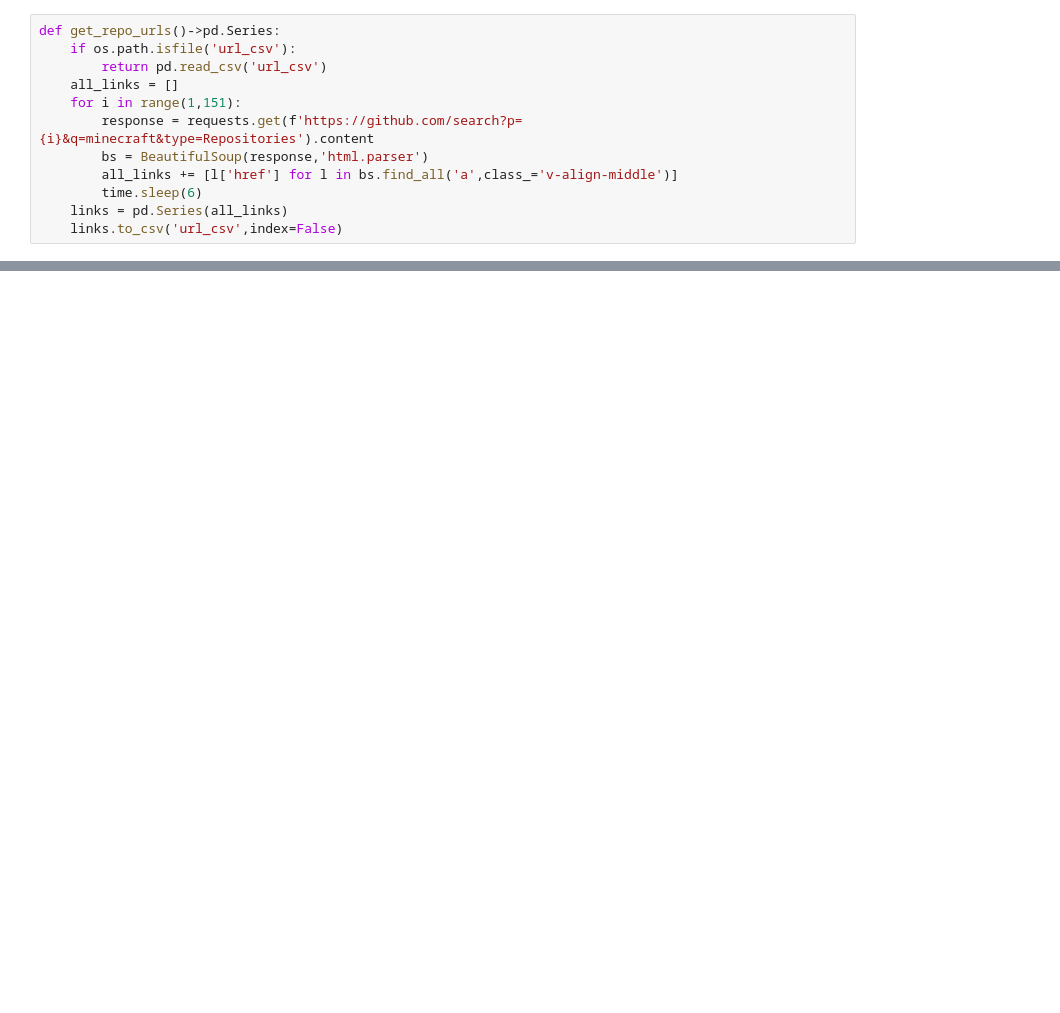
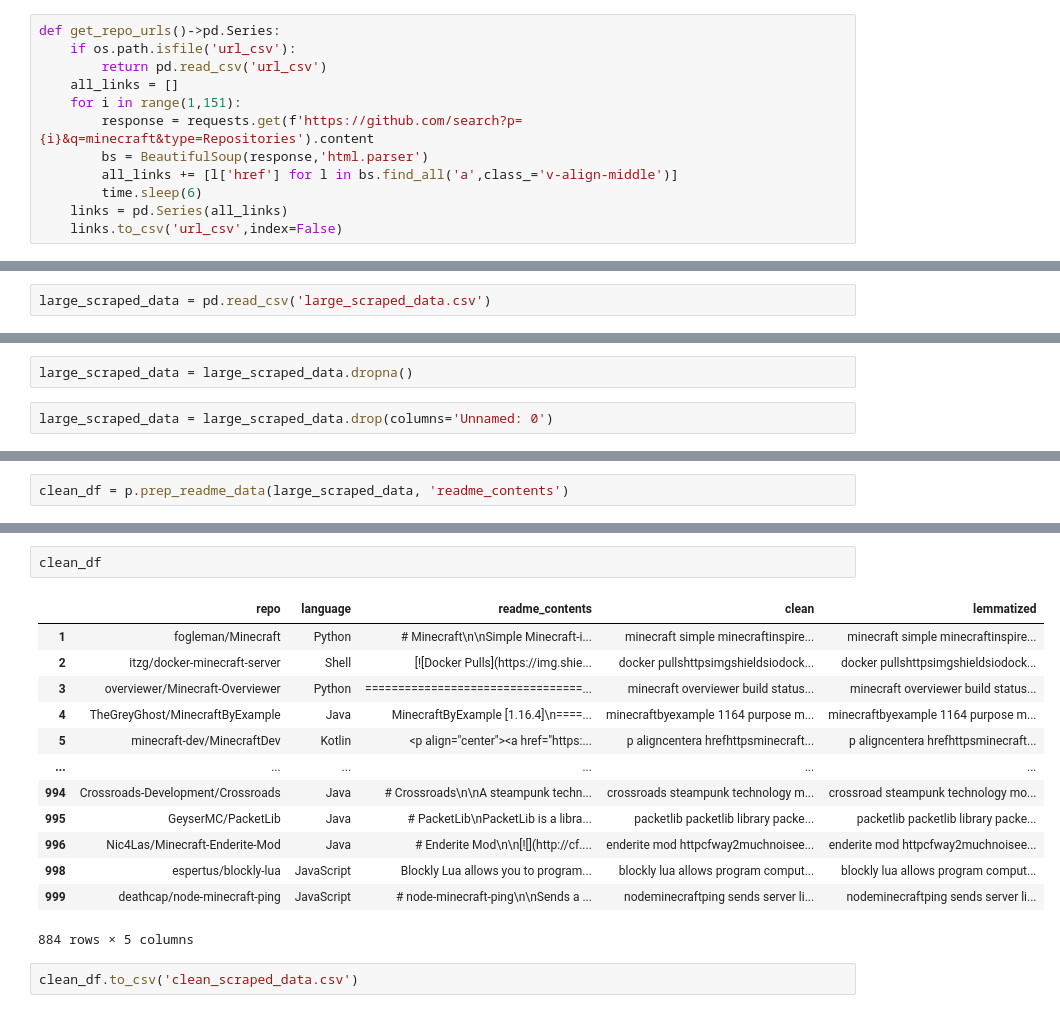
Before and after one commit to Doubtable-Steves-Linguistics/MinecraftNLP, a Jupyter notebook: michael_working_notebook.ipynb, the cells around one changed output, grey strips where cells are left out. Drawn from its saved outputs; the diff is of its cells as text; blank space fills up the shorter version.

```diff
--- a/michael_working_notebook.ipynb
+++ b/michael_working_notebook.ipynb
@@ -379,0 +211,2 @@ scraped_df
+# %%
+large_scraped_data = pd.read_csv('large_scraped_data.csv')
@@ -379,0 +243,4 @@ scraped_df
+# %%
+large_scraped_data = large_scraped_data.dropna()
+# %%
+large_scraped_data = large_scraped_data.drop(columns='Unnamed: 0')
@@ -379,0 +263,2 @@ scraped_df
+# %%
+clean_df = p.prep_readme_data(large_scraped_data, 'readme_contents')
@@ -379,0 +283,18 @@ scraped_df
+# %%
+clean_df
+# %% [output]
+|  | repo | language | readme_contents | clean | lemmatized |
+| 1 | fogleman/Minecraft | Python | # Minecraft\n\nSimple Minecraft-i... | minecraft simple minecraftinspire... | minecraft simple minecraftinspire... |
+| 2 | itzg/docker-minecraft-server | Shell | [![Docker Pulls](https://img.shie... | docker pullshttpsimgshieldsiodock... | docker pullshttpsimgshieldsiodock... |
+| 3 | overviewer/Minecraft-Overviewer | Python | =================================... | minecraft overviewer build status... | minecraft overviewer build status... |
+| 4 | TheGreyGhost/MinecraftByExample | Java | MinecraftByExample [1.16.4]\n====... | minecraftbyexample 1164 purpose m... | minecraftbyexample 1164 purpose m... |
+| 5 | minecraft-dev/MinecraftDev | Kotlin | <p align="center"><a href="https:... | p aligncentera hrefhttpsminecraft... | p aligncentera hrefhttpsminecraft... |
+| ... | ... | ... | ... | ... | ... |
+| 994 | Crossroads-Development/Crossroads | Java | # Crossroads\n\nA steampunk techn... | crossroads steampunk technology m... | crossroad steampunk technology mo... |
+| 995 | GeyserMC/PacketLib | Java | # PacketLib\nPacketLib is a libra... | packetlib packetlib library packe... | packetlib packetlib library packe... |
+| 996 | Nic4Las/Minecraft-Enderite-Mod | Java | # Enderite Mod\n\n[![](http://cf.... | enderite mod httpcfway2muchnoisee... | enderite mod httpcfway2muchnoisee... |
+| 998 | espertus/blockly-lua | JavaScript | Blockly Lua allows you to program... | blockly lua allows program comput... | blockly lua allows program comput... |
+| 999 | deathcap/node-minecraft-ping | JavaScript | # node-minecraft-ping\n\nSends a ... | nodeminecraftping sends server li... | nodeminecraftping sends server li... |
+884 rows × 5 columns
+# %%
+clean_df.to_csv('clean_scraped_data.csv')
```
Also changed, not shown: parts of 74 cells of this notebook.
